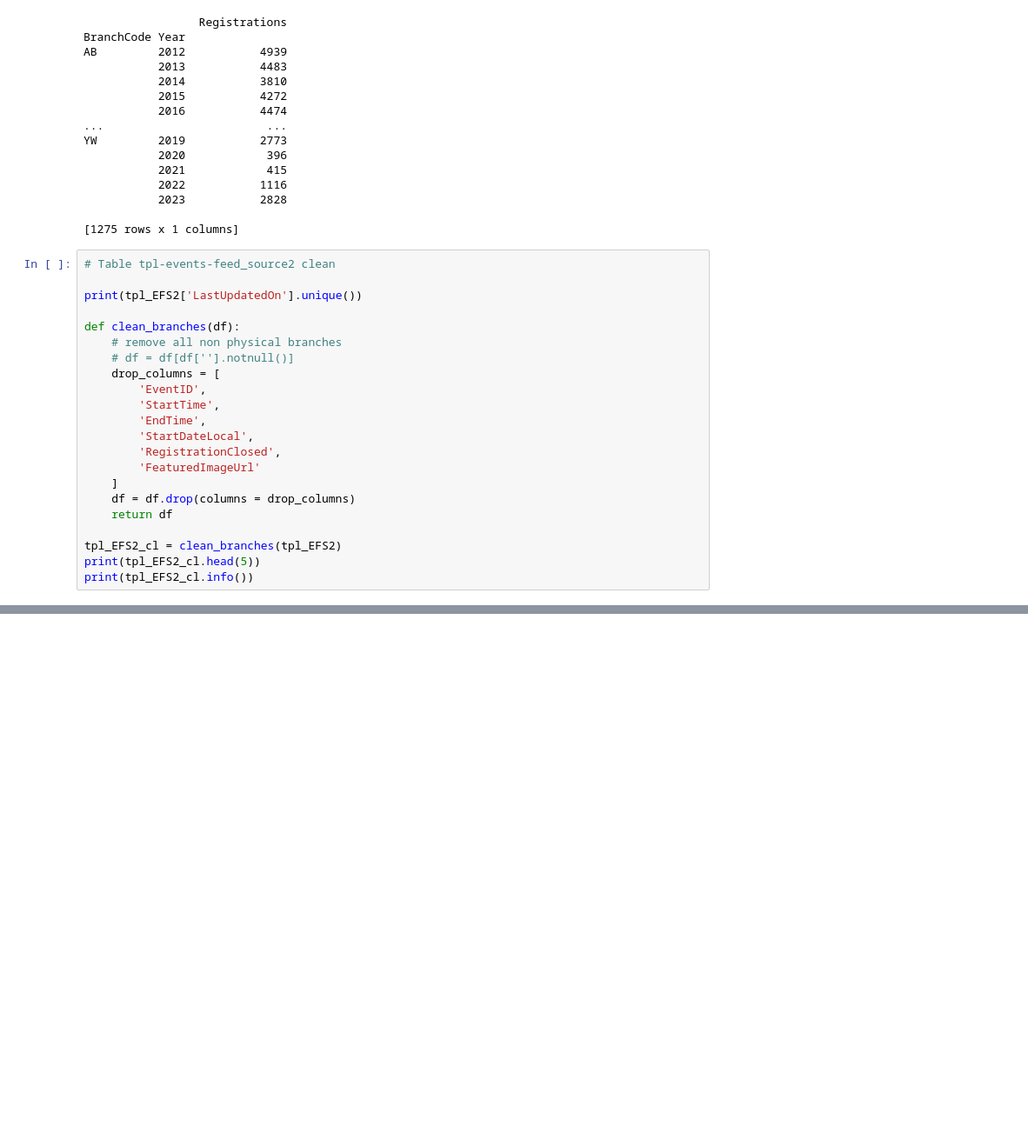
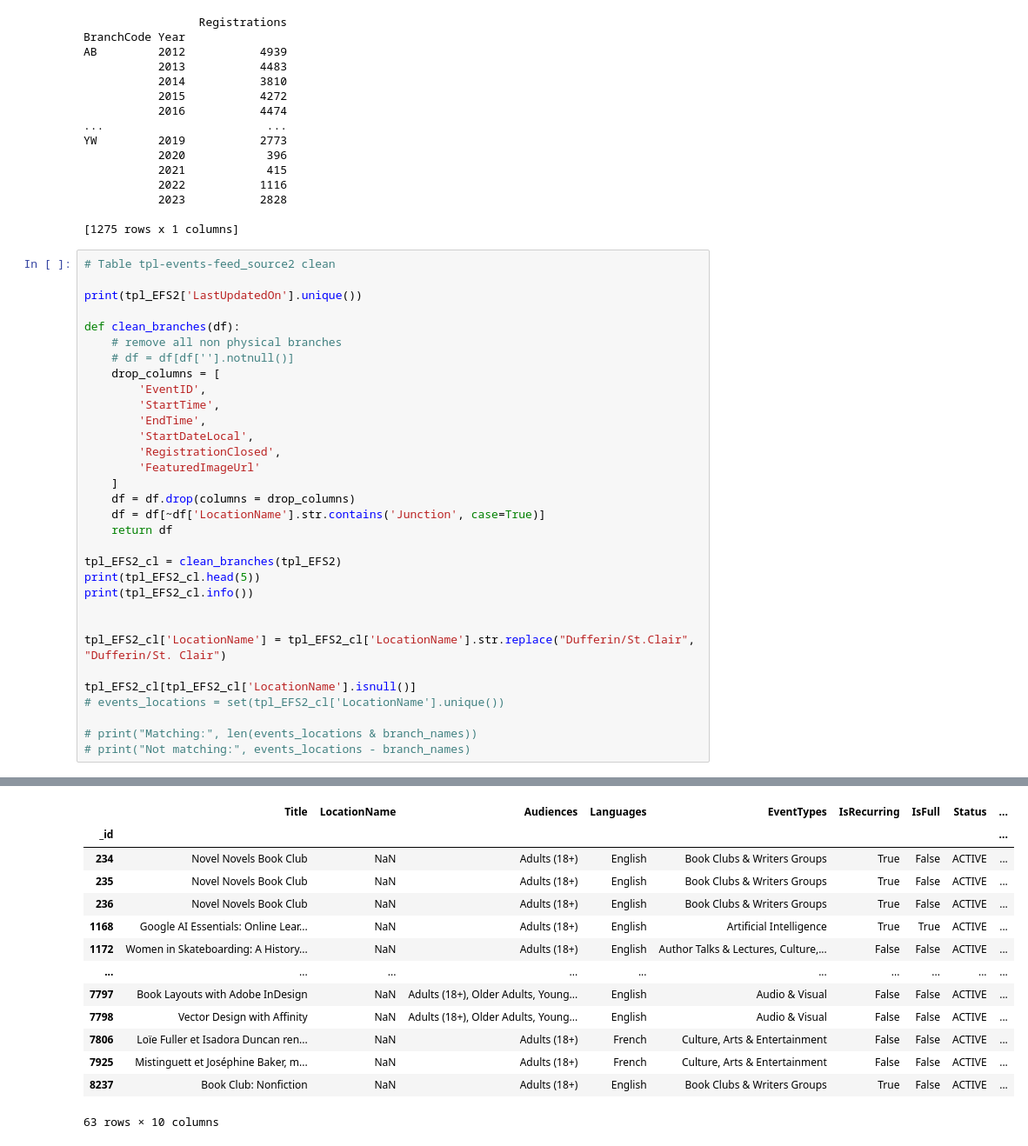
Before and after one commit to EdenKhazma/UVolunteer, a Jupyter notebook: TLPP-Dashboard/notebook.ipynb, the cells around one changed output, grey strips where cells are left out. Shown at 87% size. Saved outputs shown, nothing was run; the diff lists cells and outputs as text; blank space fills up the shorter version.

```diff
--- a/TLPP-Dashboard/notebook.ipynb
+++ b/TLPP-Dashboard/notebook.ipynb
@@ -261,11 +285,21 @@ def clean_branches(df):
         'FeaturedImageUrl'
     ]
     df = df.drop(columns = drop_columns)
+    df = df[~df['LocationName'].str.contains('Junction', case=True)]
     return df
 
 tpl_EFS2_cl = clean_branches(tpl_EFS2)
 print(tpl_EFS2_cl.head(5))
 print(tpl_EFS2_cl.info())
+
+
+tpl_EFS2_cl['LocationName'] = tpl_EFS2_cl['LocationName'].str.replace("Dufferin/St.Clair", "Dufferin/St. Clair")
+
+tpl_EFS2_cl[tpl_EFS2_cl['LocationName'].isnull()]
+# events_locations = set(tpl_EFS2_cl['LocationName'].unique())
+
+# print("Matching:", len(events_locations & branch_names))
+# print("Not matching:", events_locations - branch_names)
 # %% [output]
 <StringArray>
 ['2026-02-26T12:22:14']
@@ -286 +320,15 @@ memory usage: 548.8+ KB
 None
+|  | Title | LocationName | Audiences | Languages | EventTypes | IsRecurring | IsFull | Status | ... |
+| _id |  |  |  |  |  |  |  |  | ... |
+| 234 | Novel Novels Book Club | NaN | Adults (18+) | English | Book Clubs & Writers Groups | True | False | ACTIVE | ... |
+| 235 | Novel Novels Book Club | NaN | Adults (18+) | English | Book Clubs & Writers Groups | True | False | ACTIVE | ... |
+| 236 | Novel Novels Book Club | NaN | Adults (18+) | English | Book Clubs & Writers Groups | True | False | ACTIVE | ... |
+| 1168 | Google AI Essentials: Online Lear... | NaN | Adults (18+) | English | Artificial Intelligence | True | True | ACTIVE | ... |
+| 1172 | Women in Skateboarding: A History... | NaN | Adults (18+) | English | Author Talks & Lectures, Culture,... | False | False | ACTIVE | ... |
+| ... | ... | ... | ... | ... | ... | ... | ... | ... | ... |
+| 7797 | Book Layouts with Adobe InDesign | NaN | Adults (18+), Older Adults, Young... | English | Audio & Visual | False | False | ACTIVE | ... |
+| 7798 | Vector Design with Affinity | NaN | Adults (18+), Older Adults, Young... | English | Audio & Visual | False | False | ACTIVE | ... |
+| 7806 | Loïe Fuller et Isadora Duncan ren... | NaN | Adults (18+) | French | Culture, Arts & Entertainment | False | False | ACTIVE | ... |
+| 7925 | Mistinguett et Joséphine Baker, m... | NaN | Adults (18+) | French | Culture, Arts & Entertainment | False | False | ACTIVE | ... |
+| 8237 | Book Club: Nonfiction | NaN | Adults (18+) | English | Book Clubs & Writers Groups | True | False | ACTIVE | ... |
+63 rows × 10 columns
```
Also changed, not shown: parts of 7 cells of this notebook, 1 other file.
